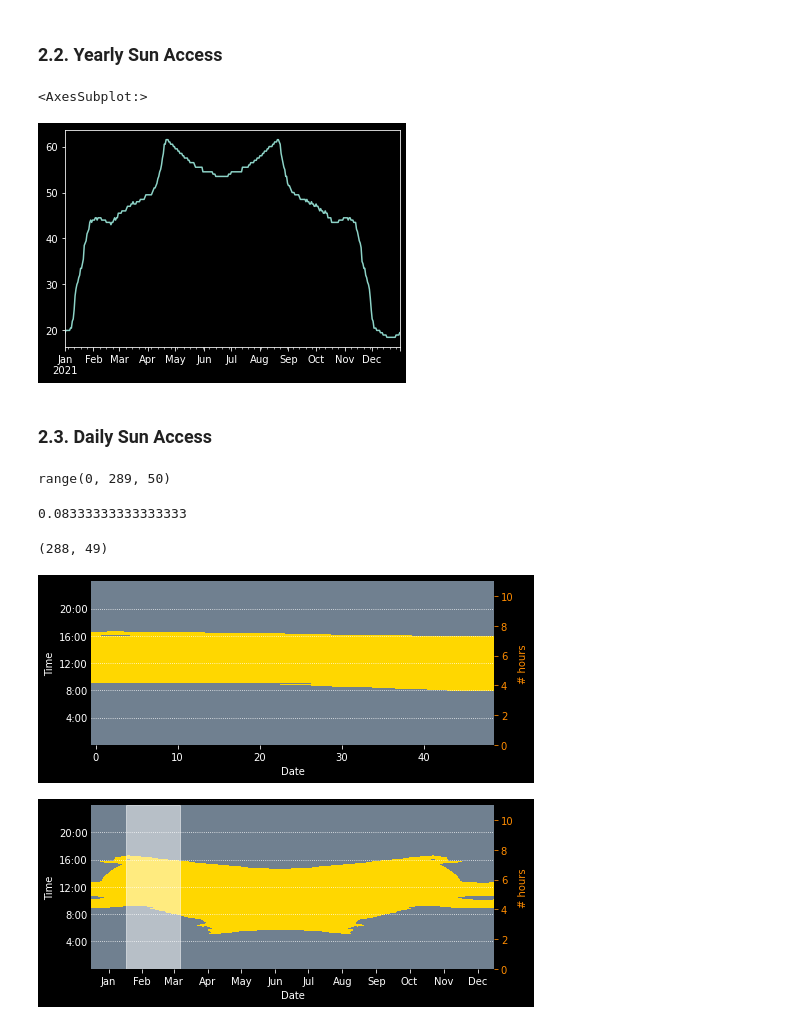
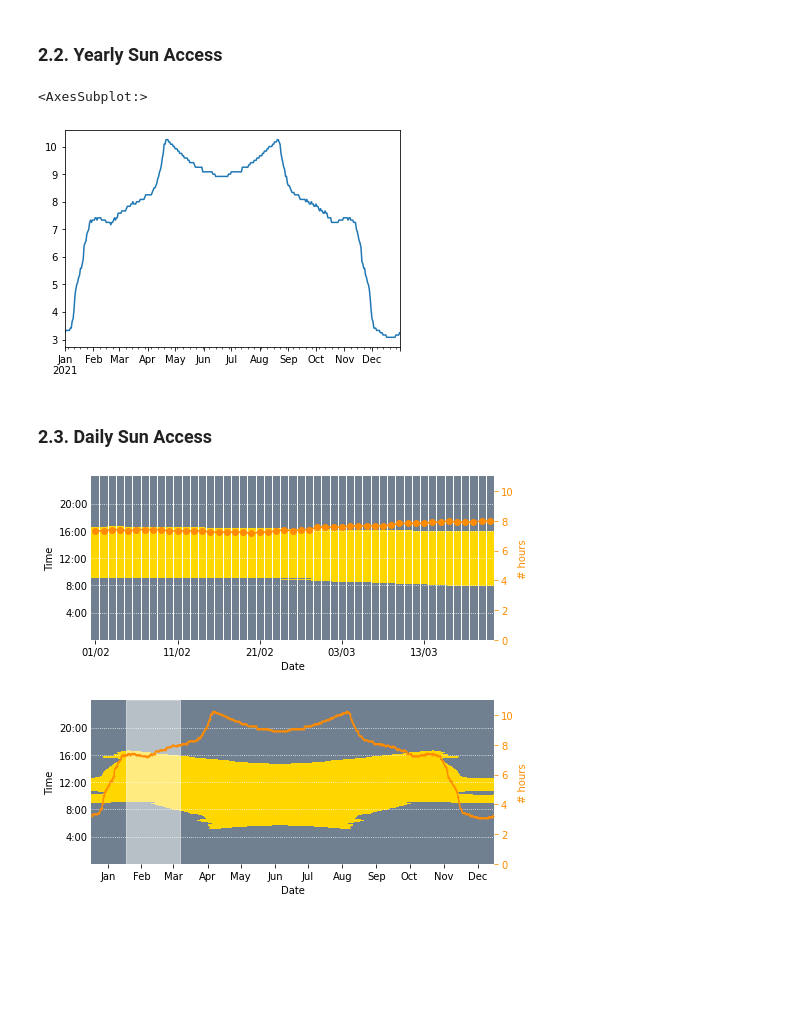
Before and after one commit to shervinazadi/EN_17037_Compliance, a Jupyter notebook: final_notebooks/sun_access_5min.ipynb, the cells around one changed output. Drawn from its saved outputs; the diff is of its cells as text; code cells hidden in the pictures; blank space fills up the shorter version.

Commit message:
fixed plotting issues

```diff
--- a/final_notebooks/sun_access_5min.ipynb
+++ b/final_notebooks/sun_access_5min.ipynb
@@ -60,7 +60,8 @@ sp = lb.sunpath.Sunpath(longitude=4.3571, latitude=52.0116)
 # there are 8760 hours in a year, so the following integers refer to specific hours throughout the year
 hoys = []
 sun_vectors = []
-tstep = 5 # in minutes
+tstep = 5 # in minutes, integer
+nsteps = 60 / tstep
 tstep_frac = tstep / 60
 hoy_range = np.arange(0, 8760, tstep_frac)
 for i in hoy_range:
@@ -186,39 +181,29 @@ result
 # %%
 # reminder - the HOY indexes for the period 1st Feb and 21st March (included) are 258 and 774
 
 point = 0
-moy_range = np.round(np.array(hoy_range) * (60/tstep)).astype(int) * tstep
-moys = np.round(np.array(hoys) * (60/tstep)).astype(int) * tstep
+moy_range = np.round(np.array(hoy_range) * nsteps).astype(int) * tstep
+moys = np.round(np.array(hoys) * nsteps).astype(int) * tstep
 dates = pd.date_range(start='01-01-2021', end='31-12-2021 23:59:00', freq='%smin' % tstep)
 result_timed = pd.DataFrame(index=list(moy_range), columns=['date','res','bin'], dtype='object')
 result_timed['date'] = list(dates)
 result_timed.loc[list(moys), 'res'] = result.iloc[point,:].values
 result_timed['bin'] = 1
 result_timed.index = dates
 result_timed.loc[:,'bin'] = result_timed.loc[:,'bin'].where(result_timed['res']>0,other=0)
 
 # count of hours with sunlight access in a day (01/02 - 21/03)
-result_day = result_timed['bin'].resample('D').sum() / 2.
+result_day = result_timed['bin'].resample('D').sum() / nsteps
 result_day.plot()
 # %% [output]
 <AxesSubplot:>
-[figure, old version]
+[figure, new version]
 # %% [markdown]
 ### 2.3. Daily Sun Access
-# %%
-range(0,int(24/tstep_frac+1),int(4/tstep_frac+2))
-# %% [output]
-range(0, 289, 50)
-# %%
-tstep_frac
-# %% [output]
-0.08333333333333333
-# %%
-result_timed['2021-02-01':'2021-03-21']['bin'].values.reshape(49,-1).T.shape
-# %% [output]
-(288, 49)
 # %%
 fig, ax1 = plt.subplots(figsize=(7,3))
+
+ndays = 49 # days in the period 1st Feb and 21st March (included)
 
 cmap = colors.ListedColormap(['slategrey', 'gold'])
 bounds=[0,.5,1]
@@ -228,19 +213,17 @@ ax1.spines['top'].set_visible(False)
 ax1.spines['right'].set_visible(False)
 ax1.spines['bottom'].set_visible(False)
 ax1.spines['left'].set_visible(False)
-# Shervin: not sure about the dimensions of reshape
-ax1.imshow(result_timed['2021-02-01':'2021-03-21']['bin'].values.reshape(49,-1).T,
+ax1.imshow(result_timed['2021-02-01':'2021-03-21']['bin'].values.reshape(ndays,-1).T,
            aspect='auto', origin='lower', cmap=cmap, norm=norm)
 ax1.set_ylabel('Time')
 ax1.set_xlabel('Date')
-ax1.set_yticks(range(0,int(24/tstep_frac),int(4/tstep_frac)))
+ax1.set_yticks(range(0,int(24*nsteps),int(4*nsteps)))
 ax1.set_yticklabels(['','4:00','8:00','12:00','16:00','20:00'])
 ax1.tick_params(axis='y', length=0)
-# Shervin: the range calculations are not corresponding to the shape of the image
-# ax1.set_xticks(range(0,int(24/tstep_frac+1),int(4/tstep_frac+2)))
-# ax1.set_xticklabels(['01/02','11/02','21/02','03/03','13/03')
+ax1.set_xticks(range(0,ndays,10))
+ax1.set_xticklabels(['01/02','11/02','21/02','03/03','13/03'])
 ax1.grid(axis='y', color='w', ls=':')
-ax1.set_ylim(0,24/tstep_frac)
+ax1.set_ylim(0,24*int(nsteps))
 
 ax2 = ax1.twinx()
 
@@ -248,9 +231,8 @@ ax2.spines['top'].set_visible(False)
 ax2.spines['right'].set_visible(False)
 ax2.spines['bottom'].set_visible(False)
 ax2.spines['left'].set_visible(False)
-# Shervin: the range calculations are not corresponding to the shape of the image
-# for i in range(int(24/tstep_frac)+1):
-#     ax2.axvline(i+0.5, color='w', lw=1)
+for i in range(ndays):
+    ax2.axvline(i+0.5, color='w', lw=1)
 ax2.plot(result_day['2021-02-01':'2021-03-21'].values, marker='o', color='darkorange')
 ax2.set_ylabel('# hours', color='darkorange')
 ax2.tick_params(axis='y', labelcolor='darkorange', color='darkorange')
@@ -262,7 +244,7 @@ plot_path = os.path.join('plots', project_name + '_sunlight_hours_febmar.eps')
 plt.savefig(plot_path, format='eps')
 plt.show()
 # %% [output]
-[figure, old version]
+[figure, new version]
 # %%
 # Annual plot
 
@@ -284,13 +266,11 @@ ax1.set_xlabel('Date')
 # I am sure there's a smarter way to do this, but for now it'll do:
 ax1.set_xticks([15,45,74,105,135,166,196,227,258,288,319,350])
 ax1.set_xticklabels(['Jan','Feb','Mar','Apr','May','Jun','Jul','Aug','Sep','Oct','Nov','Dec'])
-ax1.set_yticks(range(0,int(24/tstep_frac),int(4/tstep_frac)))
+ax1.set_yticks(range(0,int(24*nsteps),int(4*nsteps)))
 ax1.set_yticklabels(['','4:00','8:00','12:00','16:00','20:00'])
 ax1.tick_params(axis='y', length=0)
 ax1.grid(axis='y', color='w', ls=':')
-# Shervin: same problem with the shape makes this limit invalid
-# ax1.set_ylim(0,48)
-
+ax1.set_ylim(0,24*int(nsteps))
 
 ax2 = ax1.twinx()
 
@@ -299,8 +279,7 @@ ax2.spines['right'].set_visible(False)
 ax2.spines['bottom'].set_visible(False)
 ax2.spines['left'].set_visible(False)
 
-# Shervin: Not sure what is wrong with the orange line
-# ax2.plot(result_day.values, marker='o', color='darkorange', ms=1, ls=None)
+ax2.plot(result_day.values, marker='o', color='darkorange', ms=1, ls=None)
 ax2.set_ylabel('# hours', color='darkorange')
 ax2.tick_params(axis='y', labelcolor='darkorange', color='darkorange')
 ax2.set_ylim(0,11)
@@ -311,4 +290,4 @@ plot_path = os.path.join('plots', project_name + '_sunlight_hours_year.pdf')
 plt.savefig(plot_path, format='pdf')
 plt.show()
 # %% [output]
-[figure, old version]
+[figure, new version]
```
Also changed, not shown: parts of 1 cell of this notebook, 2 other files.
